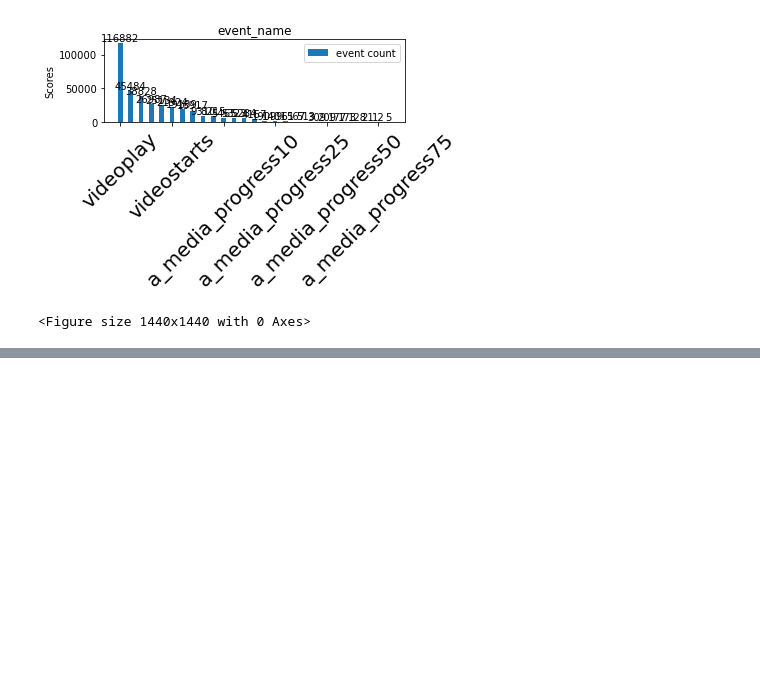
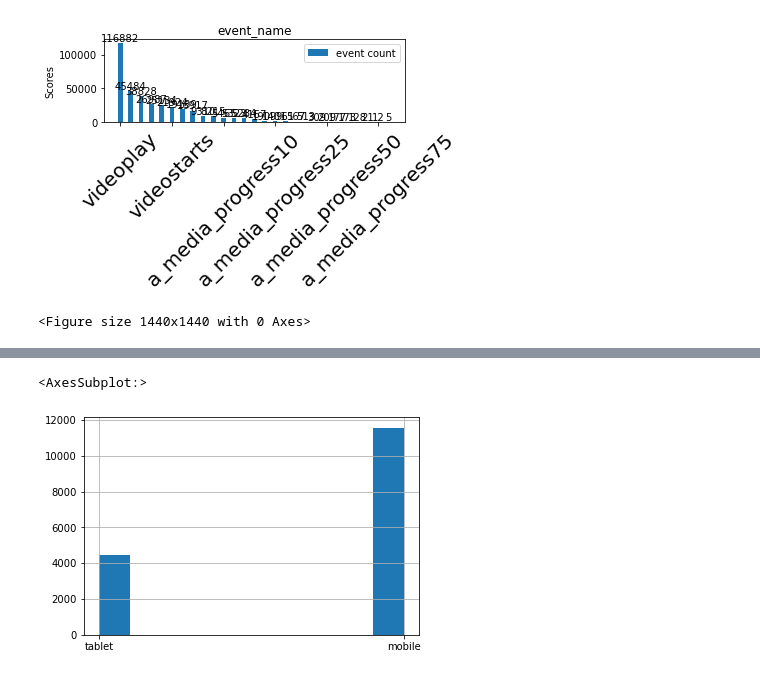
Before and after one commit to dj-betts/jf_project, a Jupyter notebook: eda.ipynb, the cells around one changed output, grey strips where cells are left out. Cells and saved outputs as stored; diff of their text form; code cells hidden in the pictures; blank space fills up the shorter version.

```diff
--- a/eda.ipynb
+++ b/eda.ipynb
@@ -373,0 +424,9 @@ array([ 1.,  2.,  3.,  4.,  5.,  6.,  7.,  8.,  9., 10., 11., 12., 13.,
+# %%
+data = pd.read_csv('/Users/djbetts/Desktop/jf_project/data/top50_04:04.csv')
+# %%
+df = data.copy()
+# %%
+df.device__category.hist()
+# %% [output]
+<AxesSubplot:>
+[figure, added]
```
Also changed, not shown: parts of 7 cells of this notebook, 2 other files.
